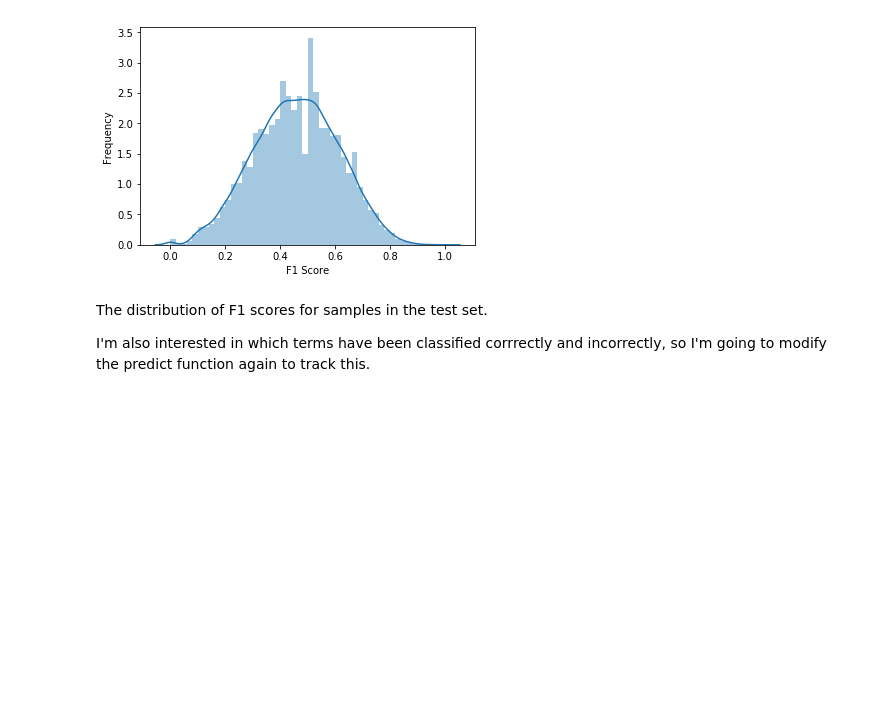
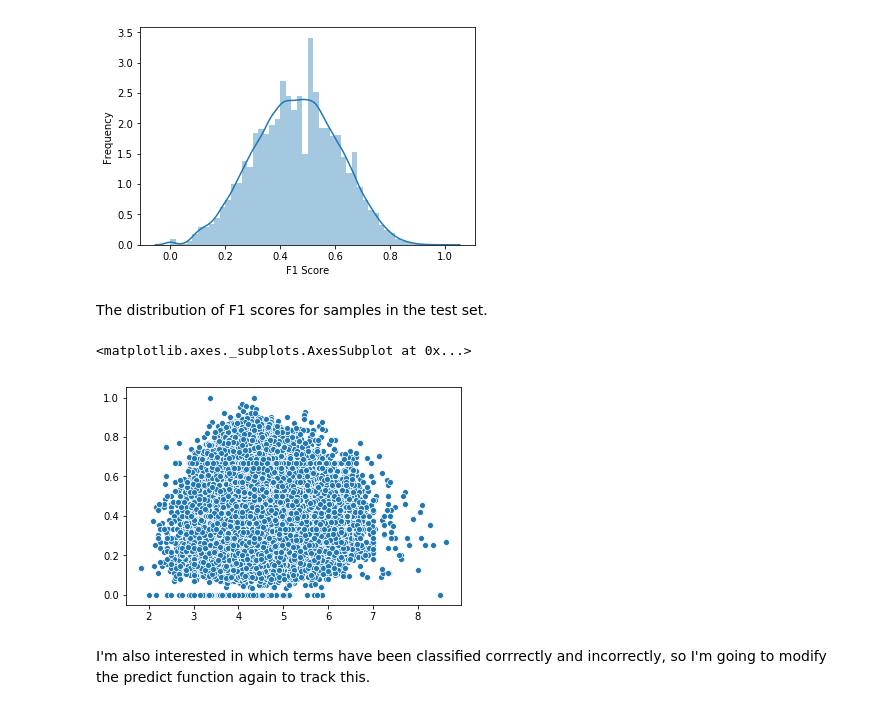
Before and after one commit to wigasper/FUSE, a Jupyter notebook: baseline_expanded.ipynb, the cells around one changed output. Cells and saved outputs as stored; diff of their text form; code cells hidden in the pictures; blank space fills up the shorter version.

```diff
--- a/baseline_expanded.ipynb
+++ b/baseline_expanded.ipynb
@@ -98,12 +98,16 @@ for doc in test_docs:
     if doc in solution.keys():
         test_freqs[doc] = temp[doc]
 # %%
-# Load in MeSH data to get UIDs and for later UID - name conversion
+# Load in MeSH data
 term_names = {}
+mean_term_depths = {}
 with open("./data/mesh_data.tab", "r") as handle:
     for line in handle:
         line = line.strip("\n").split("\t")
         term_names[line[0]] = line[1]
+        mean_depth = 0
+        posits = [len(posit.split(".")) for posit in line[4].split(",")]
+        mean_term_depths[line[0]] = sum(posits) / len(posits)
 
 uids = list(term_names.keys())
 # %%
@@ -377,9 +381,25 @@ ax.set(xlabel="F1 Score", ylabel="Frequency")
 # %% [output]
 [Text(0, 0.5, 'Frequency'), Text(0.5, 0, 'F1 Score')]
 [figure]
+# %% [markdown]
+The distribution of F1 scores for samples in the test set.
+# %%
+import seaborn as sns
+from numpy import median
+
+y_f1s = []
+x_med_depth = []
+for sample in f1s_all:
+    y_f1s.append(f1s_all[sample])
+    depths = [mean_term_depths[uid] for uid in solution[sample]]
+    x_med_depth.append(sum(depths) / len(depths))
+    #x_med_depth.append(median(depths))
+
+sns.scatterplot(x=x_med_depth, y=y_f1s)
+# %% [output]
+<matplotlib.axes._subplots.AxesSubplot at 0x...>
+[figure, added]
 # %% [markdown]
-The distribution of F1 scores for samples in the test set.
-
 I'm also interested in which terms have been classified corrrectly and incorrectly, so I'm going to modify the predict function again to track this.
 # %%
 def predict(test_freqs, thresh, solution):
```
Also changed, not shown: parts of 4 cells of this notebook.
